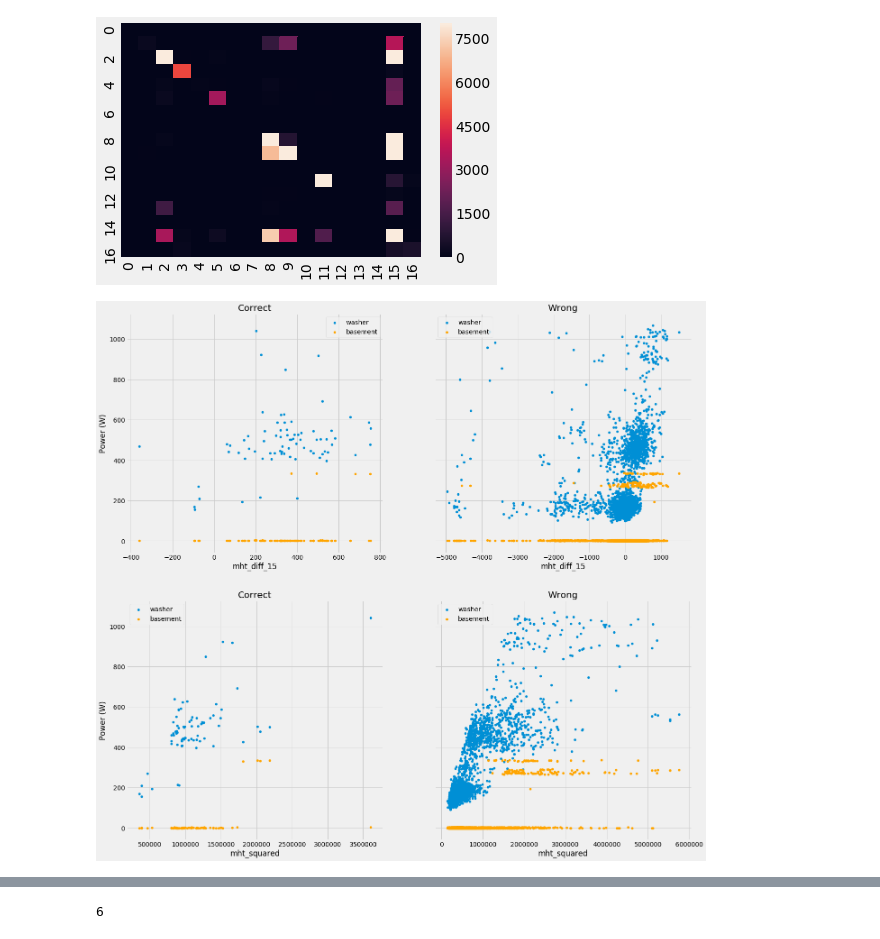
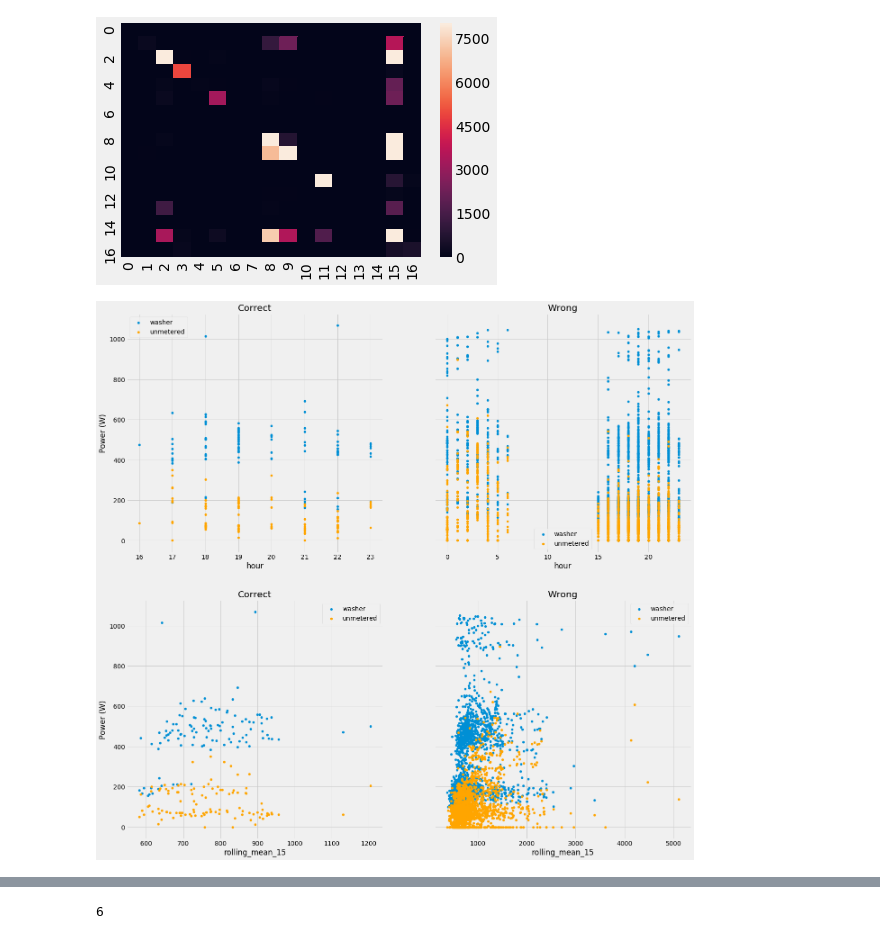
Before and after one commit to enmyj/gafp, a Jupyter notebook: elec_classification_max.ipynb, the cells around one changed output, grey strips where cells are left out. Cells and saved outputs as stored; diff of their text form; code cells hidden in the pictures.

```diff
--- a/elec_classification_max.ipynb
+++ b/elec_classification_max.ipynb
@@ -291,33 +291,34 @@ sns.heatmap(cm,vmax=8000);
 [figure]
 # %%
 lbl1 = 'washer'
-lbl2 = 'basement'
+lbl2 = 'unmetered'
 
 fig, axes = plt.subplots(nrows=2, ncols=2,figsize=(20,20),sharey=True)
-xlbl = 'mht_diff_15'
+xlbl = 'hour'
 mask = (y_test==mapping[lbl1])&(y_pred==mapping[lbl1])
 bar[mask].plot(kind='scatter',x=xlbl,y=lbl1,linewidth=1,label=lbl1,legend=True,ax=axes[0,0]);
 bar[mask].plot(kind='scatter',x=xlbl,y=lbl2,linewidth=1,label=lbl2,legend=True,color='Orange',ax=axes[0,0]);
 axes[0,0].set_title('Correct');
 axes[0,0].set_ylabel('Power (W)');
 
 mask = (y_test==mapping[lbl1])&(y_pred!=mapping[lbl1])
 ax = bar[mask].plot(kind='scatter',x=xlbl,y=lbl1,linewidth=1,label=lbl1,legend=True,ax=axes[0,1]);
 bar[mask].plot(kind='scatter',x=xlbl,y=lbl2,linewidth=1,label=lbl2,legend=True,color='Orange',ax=axes[0,1]);
 axes[0,1].set_title('Wrong');
 axes[0,1].set_ylabel('Power (W)');
 
-xlbl = 'mht_squared'
+xlbl = 'rolling_mean_15'
 mask = (y_test==mapping[lbl1])&(y_pred==mapping[lbl1])
 bar[mask].plot(kind='scatter',x=xlbl,y=lbl1,linewidth=1,label=lbl1,legend=True,ax=axes[1,0]);
 bar[mask].plot(kind='scatter',x=xlbl,y=lbl2,linewidth=1,label=lbl2,legend=True,color='Orange',ax=axes[1,0]);
 axes[1,0].set_title('Correct');
 axes[1,0].set_ylabel('Power (W)');
 
 mask = (y_test==mapping[lbl1])&(y_pred!=mapping[lbl1])
 ax = bar[mask].plot(kind='scatter',x=xlbl,y=lbl1,linewidth=1,label=lbl1,legend=True,ax=axes[1,1]);
 bar[mask].plot(kind='scatter',x=xlbl,y=lbl2,linewidth=1,label=lbl2,legend=True,color='Orange',ax=axes[1,1]);
 axes[1,1].set_title('Wrong');
 axes[1,1].set_ylabel('Power (W)');
+# plt.savefig('/users/ian.myjer/desktop/wrong_right_washer.png')
 # %% [output]
-[figure, old version]
+[figure, new version]
```
Also changed, not shown: parts of 5 cells of this notebook.
